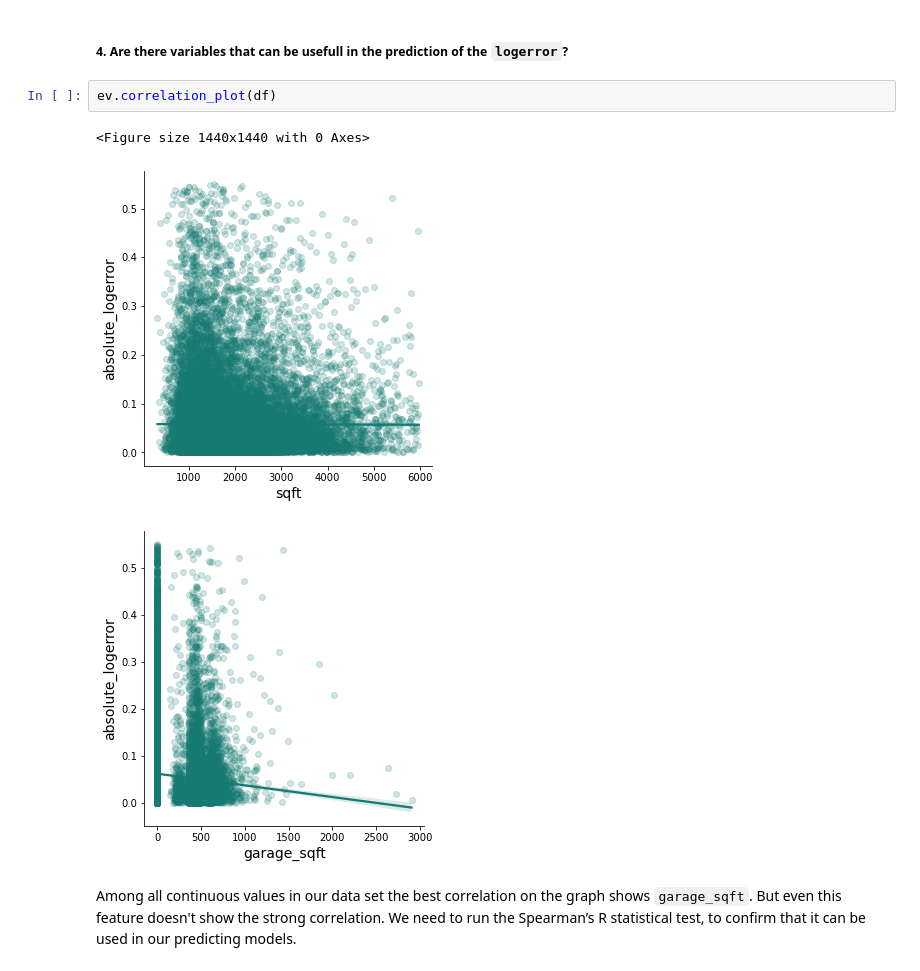
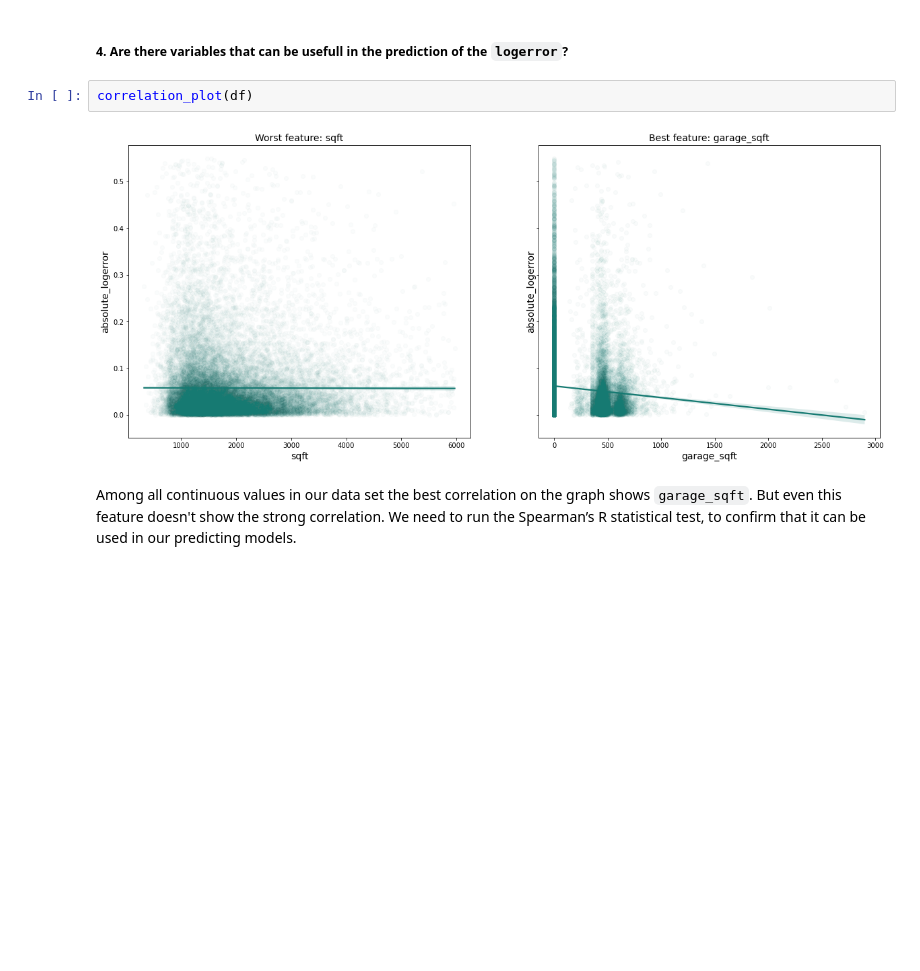
Before and after one commit to codeup-nadia-chris/clustering-project, a Jupyter notebook: presentation_notebook.ipynb, the cells around one changed output. Drawn from its saved outputs; the diff is of its cells as text; blank space fills up the shorter version.

Commit message:
change correlation plot

````diff
--- a/presentation_notebook.ipynb
+++ b/presentation_notebook.ipynb
@@ -216,12 +216,10 @@
 - Most of the features do not look clear, but an example of the obviously worst feature and a pretty good feature will be shown below:
 # %% [markdown]
 ##### 4. Are there variables that can be usefull in the prediction of the ```logerror```?
-# %%
-ev.correlation_plot(df)
-# %% [output]
-<Figure size 1440x1440 with 0 Axes>
-[figure, removed]
-[figure, removed]
+# %%
+correlation_plot(df)
+# %% [output]
+[figure, added]
 # %% [markdown]
 Among all continuous values in our data set the best correlation on the graph shows ```garage_sqft```. But even this feature doesn't show the strong correlation. We need to run the Spearman’s R statistical test, to confirm that it can be used in our predicting models.
 # %% [markdown]
````
Also changed, not shown: 1 other file.
